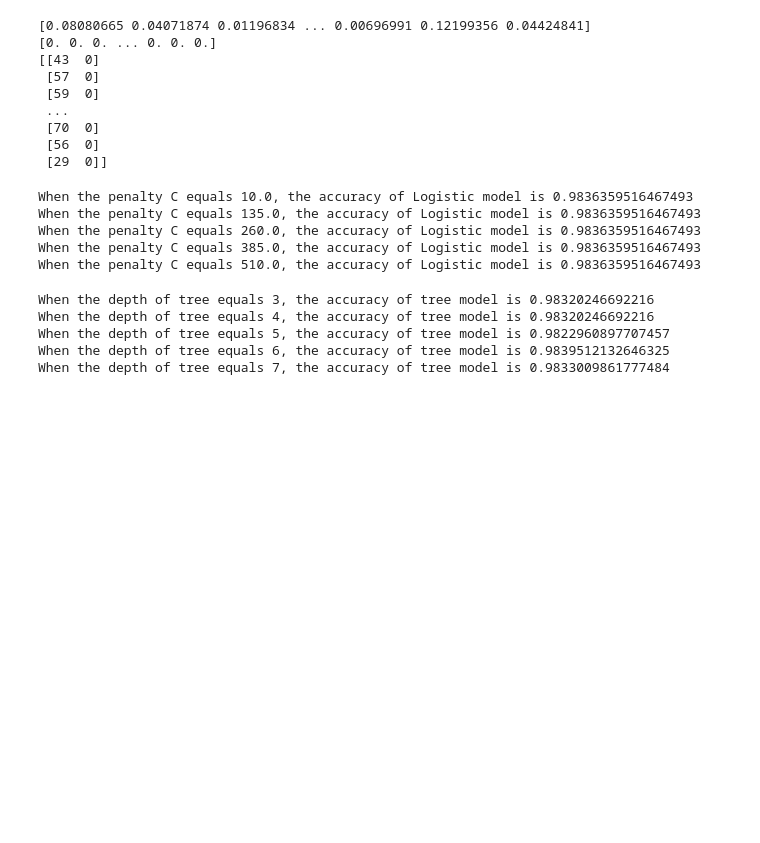
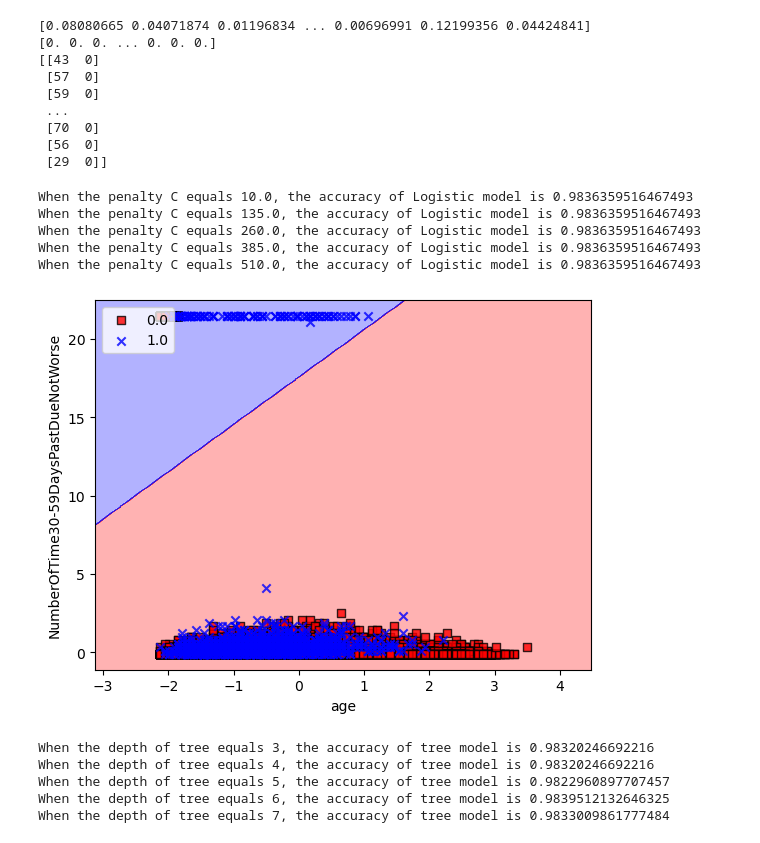
Before and after one commit to Jeff-cyberprog/PHBS_MLF_2023, a Jupyter notebook: HW1/HW1.ipynb, the cells around one changed output. Drawn from its saved outputs; the diff is of its cells as text; code cells hidden in the pictures; blank space fills up the shorter version.

```diff
--- a/HW1/HW1.ipynb
+++ b/HW1/HW1.ipynb
@@ -253,6 +253,18 @@ When the penalty C equals 135.0, the accuracy of Logistic model is 0.98363595164
 When the penalty C equals 260.0, the accuracy of Logistic model is 0.9836359516467493
 When the penalty C equals 385.0, the accuracy of Logistic model is 0.9836359516467493
 When the penalty C equals 510.0, the accuracy of Logistic model is 0.9836359516467493
+# %%
+lr=LogisticRegression(C=10,random_state=1,solver='lbfgs',multi_class='ovr')
+lr.fit(X_need_std,y)
+
+plot_decision_regions(X_test_std,y_test,classifier=lr)
+plt.xlabel('age')
+plt.ylabel(label_need[1])
+plt.legend(loc='upper left')
+
+plt.show()
+# %% [output]
+[figure, added]
 # %%
 #Build the decision tree model, predict the y and record the accuracy using different max_depth
 for i in range(3,8):
```
Also changed, not shown: parts of 3 cells of this notebook.
